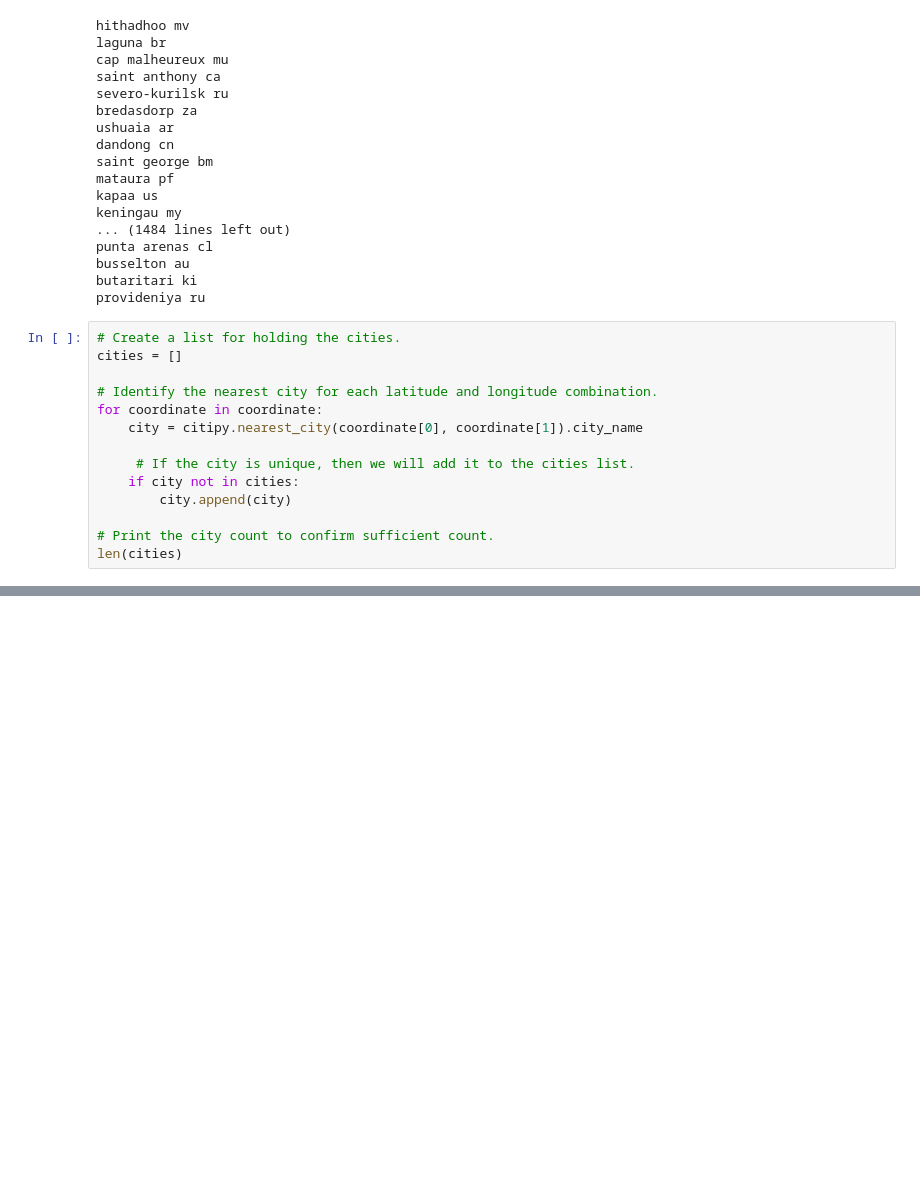
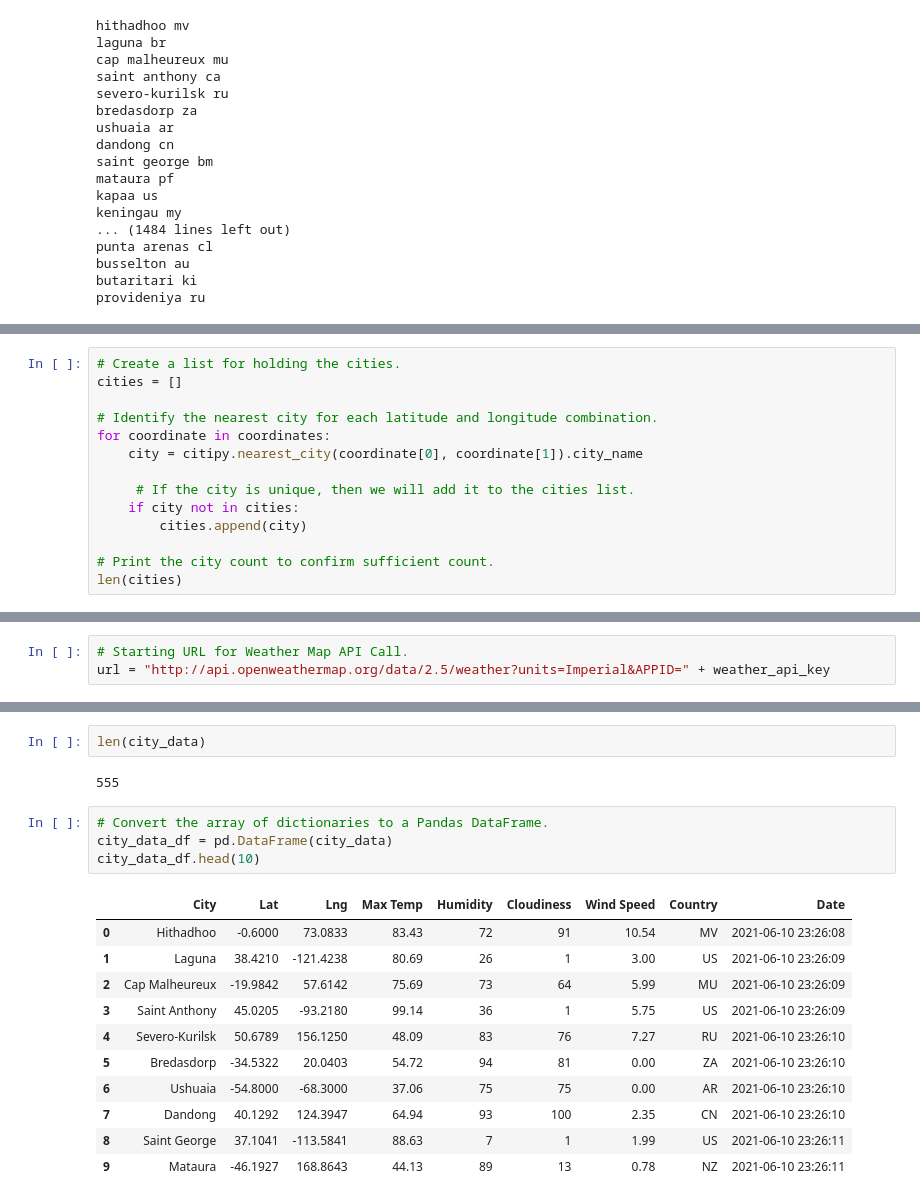
Before and after one commit to NeuroBio/World_Weather_Analysis, a Jupyter notebook: WeatherPy.ipynb, the cells around one changed output, grey strips where cells are left out. Drawn from its saved outputs; the diff is of its cells as text; blank space fills up the shorter version.

```diff
--- a/WeatherPy.ipynb
+++ b/WeatherPy.ipynb
@@ -41,17 +41,3 @@ punta arenas cl
 busselton au
 butaritari ki
 provideniya ru
-# %%
-# Create a list for holding the cities.
-cities = []
-
-# Identify the nearest city for each latitude and longitude combination.
-for coordinate in coordinate:
-    city = citipy.nearest_city(coordinate[0], coordinate[1]).city_name
-
-     # If the city is unique, then we will add it to the cities list.
-    if city not in cities:
-        city.append(city)
-
-# Print the city count to confirm sufficient count.
-len(cities)
@@ -59,0 +44,14 @@ TypeError: 'numpy.float64' object is not iterable
+# %%
+# Create a list for holding the cities.
+cities = []
+
+# Identify the nearest city for each latitude and longitude combination.
+for coordinate in coordinates:
+    city = citipy.nearest_city(coordinate[0], coordinate[1]).city_name
+
+     # If the city is unique, then we will add it to the cities list.
+    if city not in cities:
+        cities.append(city)
+
+# Print the city count to confirm sufficient count.
+len(cities)
@@ -59,0 +67,3 @@ TypeError: 'numpy.float64' object is not iterable
+# %%
+# Starting URL for Weather Map API Call.
+url = "http://api.openweathermap.org/data/2.5/weather?units=Imperial&APPID=" + weather_api_key
@@ -59,0 +150,20 @@ TypeError: 'numpy.float64' object is not iterable
+# %%
+len(city_data)
+# %% [output]
+555
+# %%
+# Convert the array of dictionaries to a Pandas DataFrame.
+city_data_df = pd.DataFrame(city_data)
+city_data_df.head(10)
+# %% [output]
+|  | City | Lat | Lng | Max Temp | Humidity | Cloudiness | Wind Speed | Country | Date |
+| 0 | Hithadhoo | -0.6000 | 73.0833 | 83.43 | 72 | 91 | 10.54 | MV | 2021-06-10 23:26:08 |
+| 1 | Laguna | 38.4210 | -121.4238 | 80.69 | 26 | 1 | 3.00 | US | 2021-06-10 23:26:09 |
+| 2 | Cap Malheureux | -19.9842 | 57.6142 | 75.69 | 73 | 64 | 5.99 | MU | 2021-06-10 23:26:09 |
+| 3 | Saint Anthony | 45.0205 | -93.2180 | 99.14 | 36 | 1 | 5.75 | US | 2021-06-10 23:26:09 |
+| 4 | Severo-Kurilsk | 50.6789 | 156.1250 | 48.09 | 83 | 76 | 7.27 | RU | 2021-06-10 23:26:10 |
+| 5 | Bredasdorp | -34.5322 | 20.0403 | 54.72 | 94 | 81 | 0.00 | ZA | 2021-06-10 23:26:10 |
+| 6 | Ushuaia | -54.8000 | -68.3000 | 37.06 | 75 | 75 | 0.00 | AR | 2021-06-10 23:26:10 |
+| 7 | Dandong | 40.1292 | 124.3947 | 64.94 | 93 | 100 | 2.35 | CN | 2021-06-10 23:26:10 |
+| 8 | Saint George | 37.1041 | -113.5841 | 88.63 | 7 | 1 | 1.99 | US | 2021-06-10 23:26:11 |
+| 9 | Mataura | -46.1927 | 168.8643 | 44.13 | 89 | 13 | 0.78 | NZ | 2021-06-10 23:26:11 |
```
Also changed, not shown: parts of 8 cells of this notebook, 1 other file.
